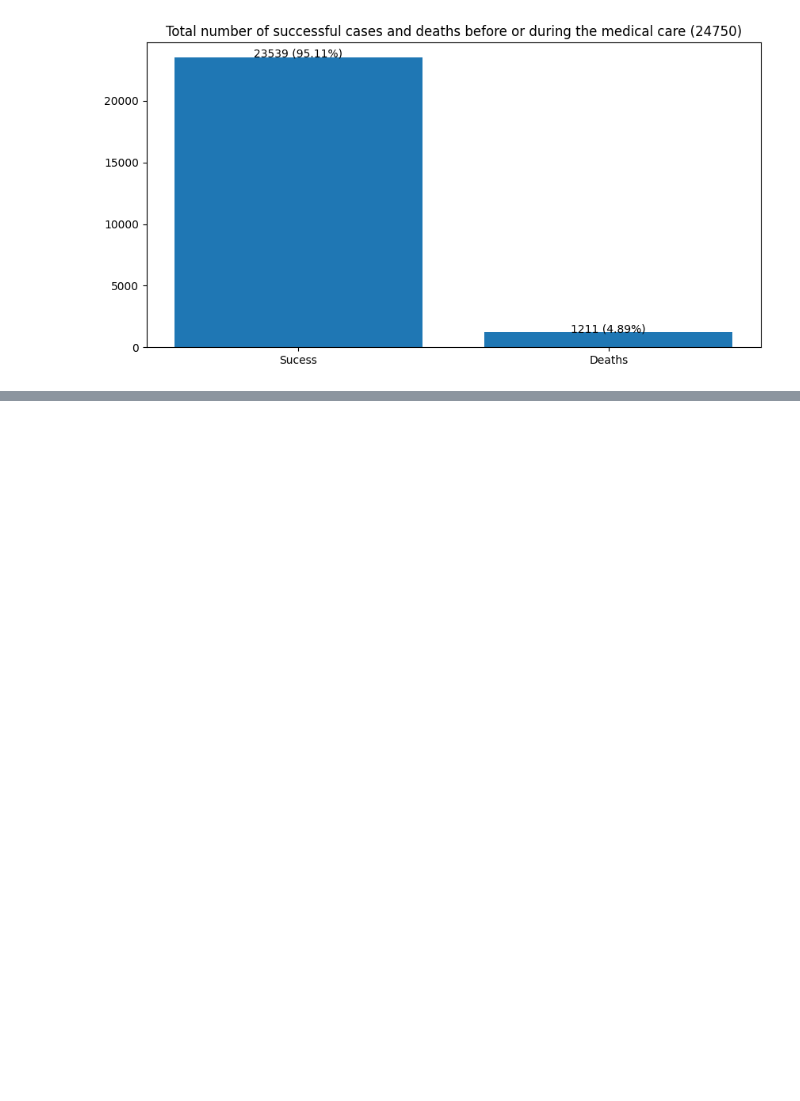
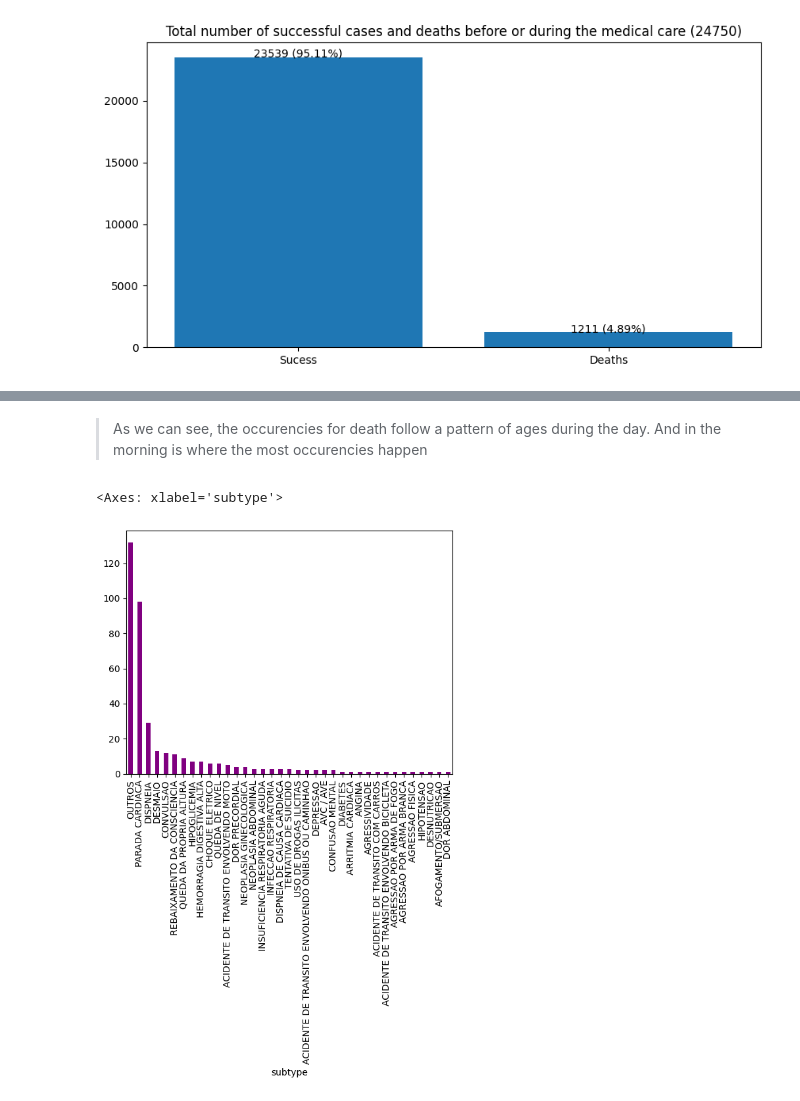
Before and after one commit to gabrielsacampos/ML_SAMU, a Jupyter notebook: src/api/ML/notebooks/EDA_preprocess.ipynb, the cells around one changed output, grey strips where cells are left out. Drawn from its saved outputs; the diff is of its cells as text; code cells hidden in the pictures; blank space fills up the shorter version.

```diff
--- a/src/api/ML/notebooks/EDA_cleaner.ipynb
+++ b/src/api/ML/notebooks/EDA_preprocess.ipynb
@@ -414,0 +451,9 @@ Text(0.5, 1.0, 'Total number of successful cases and deaths before or during the
+# %% [markdown]
+> As we can see, the occurencies for death follow a pattern of ages during the day. And in the morning is where the most occurencies happen
+# %%
+morning_deaths = death_cases[death_cases['timestamp'] == 'morning']
+
+morning_deaths.subtype.value_counts().plot(kind='bar', color='purple')
+# %% [output]
+<Axes: xlabel='subtype'>
+[figure, added]
```
Also changed, not shown: parts of 16 cells of this notebook, 5 other files.
